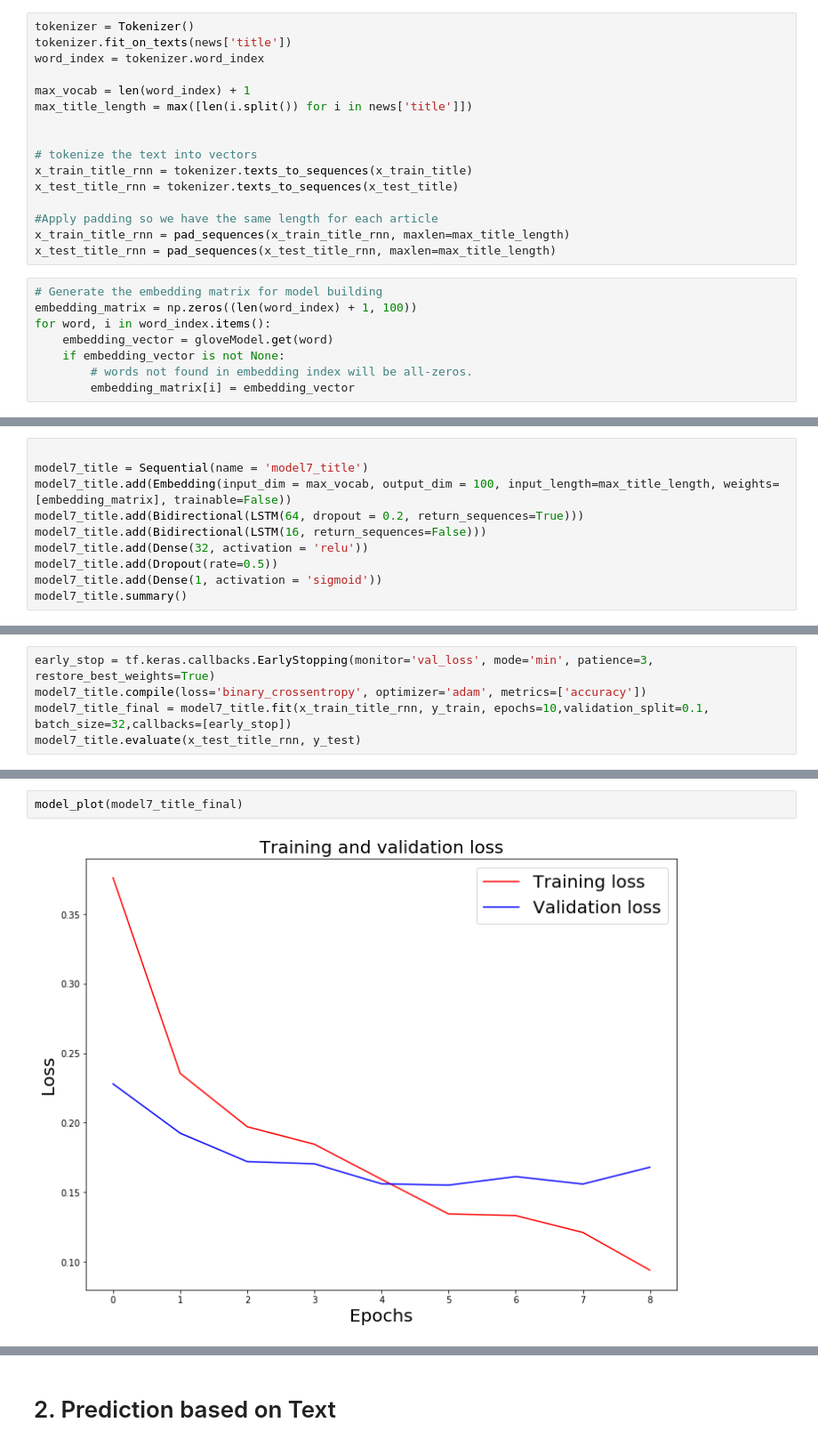
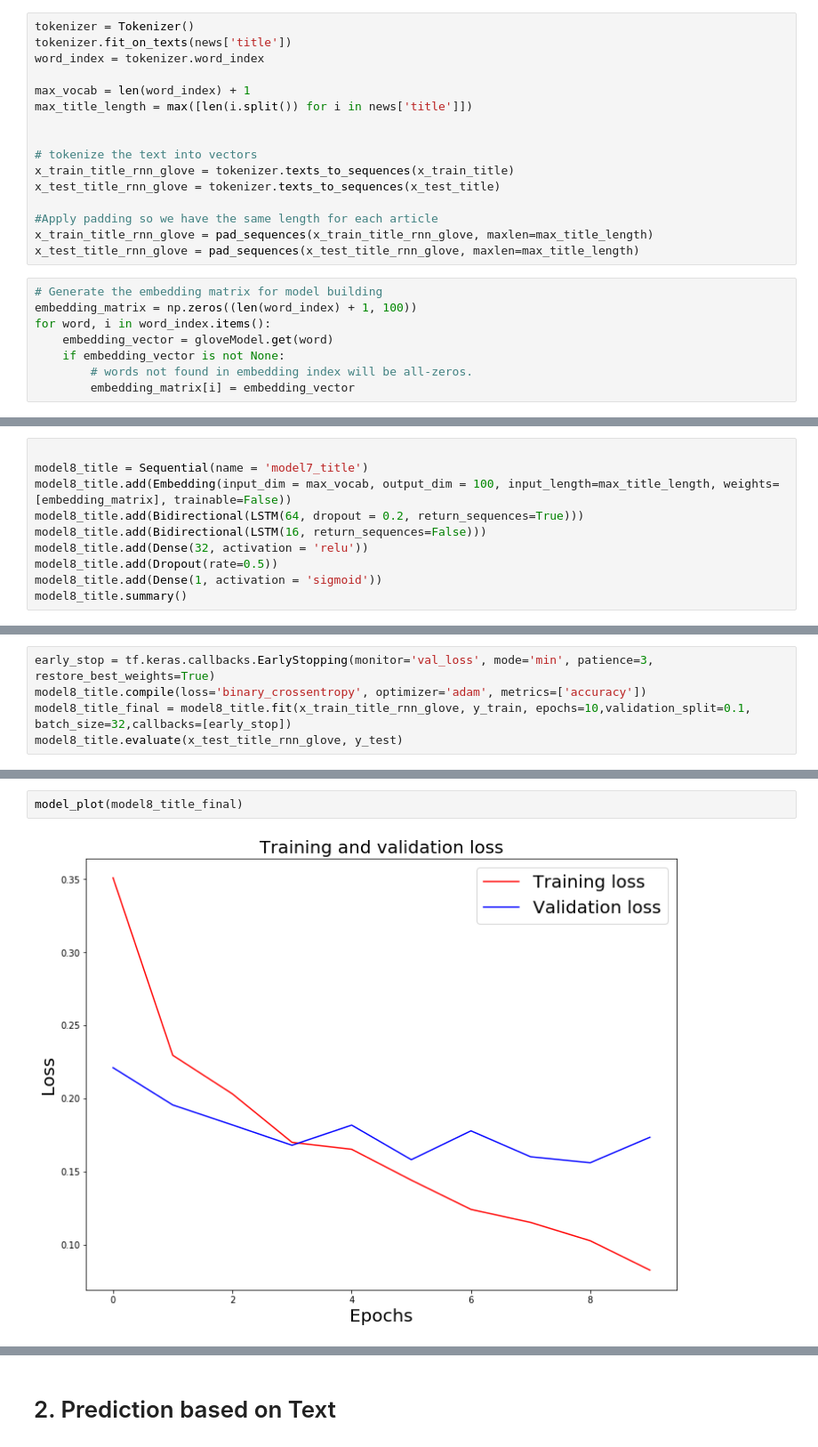
Before and after one commit to SaideT/Fake-News-Detection, a Jupyter notebook: fake_news-RNN3.ipynb, the cells around one changed output, grey strips where cells are left out. Shown at 89% size. Cells and saved outputs as stored; diff of their text form.

```diff
--- a/fake_news-RNN3.ipynb
+++ b/fake_news-RNN3.ipynb
@@ -396,12 +525,12 @@ max_title_length = max([len(i.split()) for i in news['title']])
 
 
 # tokenize the text into vectors
-x_train_title_rnn = tokenizer.texts_to_sequences(x_train_title)
-x_test_title_rnn = tokenizer.texts_to_sequences(x_test_title)
+x_train_title_rnn_glove = tokenizer.texts_to_sequences(x_train_title)
+x_test_title_rnn_glove = tokenizer.texts_to_sequences(x_test_title)
 
 #Apply padding so we have the same length for each article
-x_train_title_rnn = pad_sequences(x_train_title_rnn, maxlen=max_title_length)
-x_test_title_rnn = pad_sequences(x_test_title_rnn, maxlen=max_title_length)
+x_train_title_rnn_glove = pad_sequences(x_train_title_rnn_glove, maxlen=max_title_length)
+x_test_title_rnn_glove = pad_sequences(x_test_title_rnn_glove, maxlen=max_title_length)
 # %%
 # Generate the embedding matrix for model building
 embedding_matrix = np.zeros((len(word_index) + 1, 100))
@@ -515,13 +598,13 @@ F1 score of model6_title:  0.9192283212779863
 # %%
 
-model7_title = Sequential(name = 'model7_title')
-model7_title.add(Embedding(input_dim = max_vocab, output_dim = 100, input_length=max_title_length, weights=[embedding_matrix], trainable=False))
-model7_title.add(Bidirectional(LSTM(64, dropout = 0.2, return_sequences=True)))
-model7_title.add(Bidirectional(LSTM(16, return_sequences=False)))
-model7_title.add(Dense(32, activation = 'relu'))
-model7_title.add(Dropout(rate=0.5))
-model7_title.add(Dense(1, activation = 'sigmoid'))
-model7_title.summary()
+model8_title = Sequential(name = 'model7_title')
+model8_title.add(Embedding(input_dim = max_vocab, output_dim = 100, input_length=max_title_length, weights=[embedding_matrix], trainable=False))
+model8_title.add(Bidirectional(LSTM(64, dropout = 0.2, return_sequences=True)))
+model8_title.add(Bidirectional(LSTM(16, return_sequences=False)))
+model8_title.add(Dense(32, activation = 'relu'))
+model8_title.add(Dropout(rate=0.5))
+model8_title.add(Dense(1, activation = 'sigmoid'))
+model8_title.summary()
 # %% [output]
 Model: "model7_title"
 _________________________________________________________________
@@ -545,8 +628,8 @@ Non-trainable params: 1,220,700
 _________________________________________________________________
 # %%
 early_stop = tf.keras.callbacks.EarlyStopping(monitor='val_loss', mode='min', patience=3, restore_best_weights=True)
-model7_title.compile(loss='binary_crossentropy', optimizer='adam', metrics=['accuracy'])
-model7_title_final = model7_title.fit(x_train_title_rnn, y_train, epochs=10,validation_split=0.1, batch_size=32,callbacks=[early_stop])
-model7_title.evaluate(x_test_title_rnn, y_test)
+model8_title.compile(loss='binary_crossentropy', optimizer='adam', metrics=['accuracy'])
+model8_title_final = model8_title.fit(x_train_title_rnn_glove, y_train, epochs=10,validation_split=0.1, batch_size=32,callbacks=[early_stop])
+model8_title.evaluate(x_test_title_rnn_glove, y_test)
 # %% [output]
 Epoch 1/10
@@ -572,4 +653,4 @@ Epoch 9/10
 # %%
-model_plot(model7_title_final)
+model_plot(model8_title_final)
 # %% [output]
-[figure, old version]
+[figure, new version]
```
Also changed, not shown: parts of 21 cells of this notebook.
